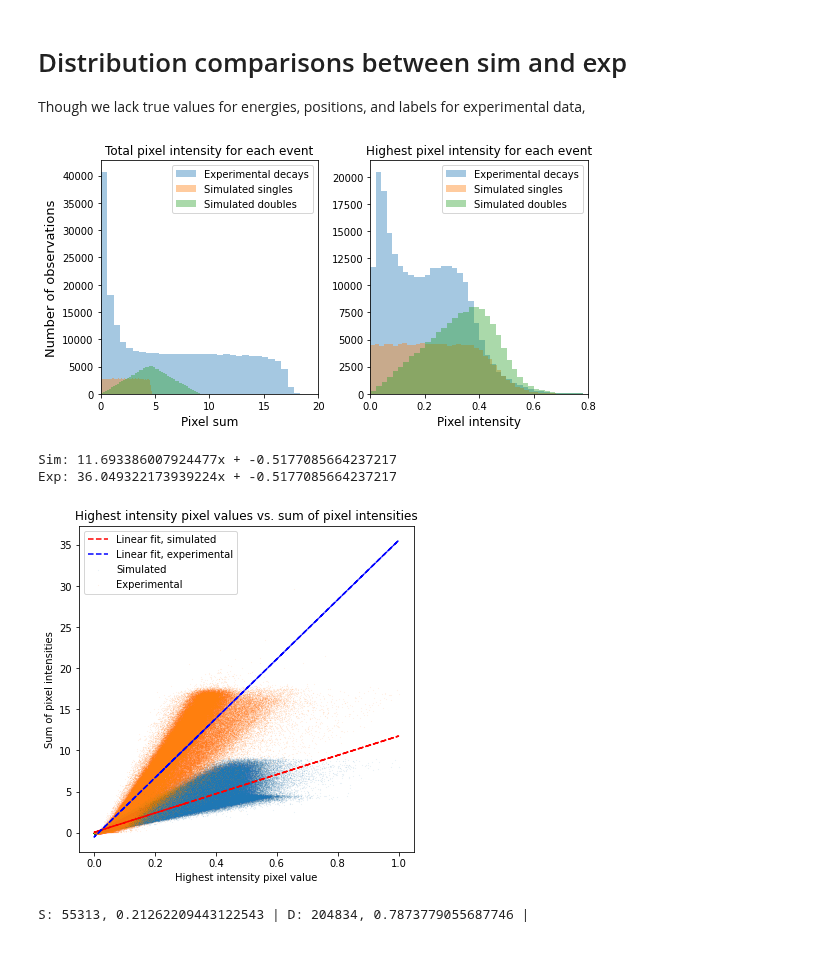
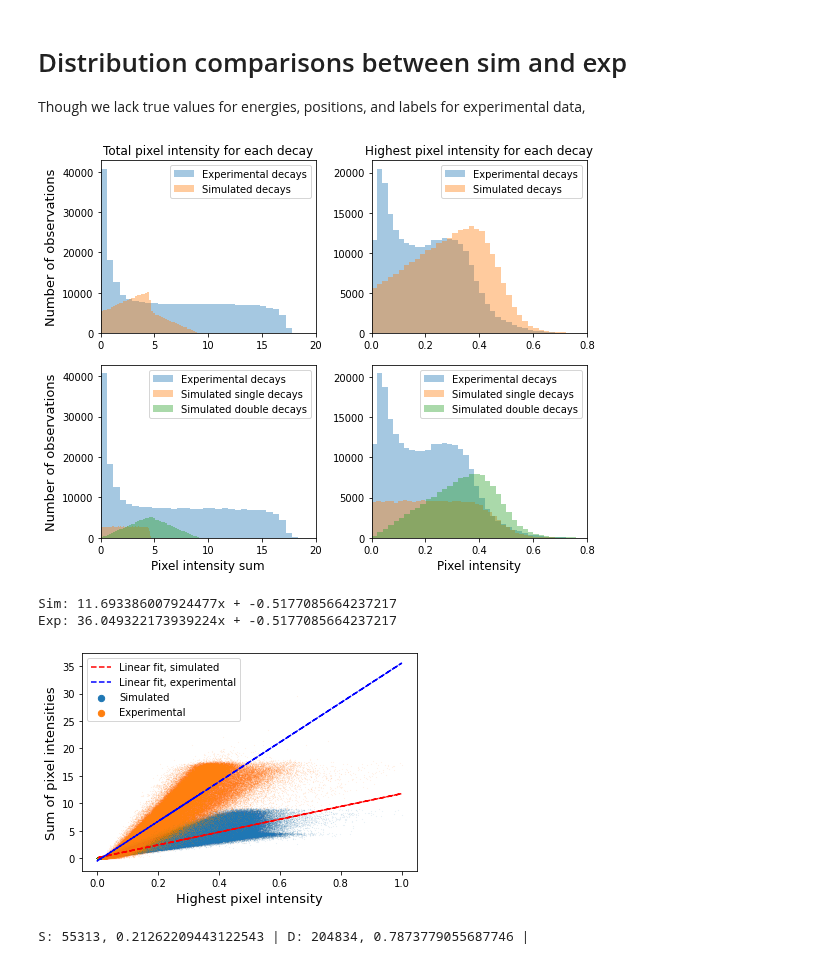
Before and after one commit to geirtul/master_analysis, a Jupyter notebook: notebooks/exploration/data_exploration_anodedata.ipynb, the cells around one changed output. Cells and saved outputs as stored; diff of their text form; code cells hidden in the pictures.

Commit message:
Update plots in notebook

```diff
--- a/notebooks/exploration/data_exploration_anodedata.ipynb
+++ b/notebooks/exploration/data_exploration_anodedata.ipynb
@@ -137,47 +137,47 @@ img_sum_sim = np.sum(images_sim, axis=(1,2))
 img_hip_sim = np.amax(images_sim, axis=(1,2))
 # %%
 
-fig, ax = plt.subplots(1, 2, figsize=(8,4))
+fig, ax = plt.subplots(2, 2, figsize=(8,6))
 
 # Sum all
 sns.distplot(img_sum, kde=False, label='Experimental decays', ax=ax.flatten()[0])
-#sns.distplot(img_sum_sim, kde=False, label='Simulated decays', ax=ax.flatten()[0])
+sns.distplot(img_sum_sim, kde=False, label='Simulated decays', ax=ax.flatten()[0])
 ax.flatten()[0].set_ylabel("Number of observations", fontsize=13)
-#ax.flatten()[0].set_xlabel("Pixel sum", fontsize=12)
-ax.flatten()[0].set_title("Total pixel intensity for each event")
+ax.flatten()[0].set_title("Total pixel intensity for each decay")
+ax.flatten()[0].set_xlim(0, 20)
 ax.flatten()[0].legend()
 
 # HIP all
 sns.distplot(img_hip, kde=False, label='Experimental decays', ax=ax.flatten()[1])
-#sns.distplot(img_hip_sim, kde=False, label='Simulated decays', ax=ax.flatten()[1])
-ax.flatten()[1].set_title("Highest pixel intensity for each event")
+sns.distplot(img_hip_sim, kde=False, label='Simulated decays', ax=ax.flatten()[1])
+ax.flatten()[1].set_title("Highest pixel intensity for each decay")
+ax.flatten()[1].set_xlim(0, 0.8)
 ax.flatten()[1].legend()
 fig.tight_layout()
 
 
 #fig1, ax1 = plt.subplots(1, 2, figsize=(8,5), sharey=True)
 # Sum single/double
-sns.distplot(img_sum_sim[single_sim], kde=False, label='Simulated singles', ax=ax.flatten()[0])
-sns.distplot(img_sum_sim[double_sim], kde=False, label='Simulated doubles', ax=ax.flatten()[0])
-#x.flatten()[0].set_ylabel("Number of observations", fontsize=13)
-ax.flatten()[0].set_xlabel("Pixel sum", fontsize=12)
-ax.flatten()[0].legend()
+sns.distplot(img_sum, kde=False, label='Experimental decays', ax=ax.flatten()[2])
+sns.distplot(img_sum_sim[single_sim], kde=False, label='Simulated single decays', ax=ax.flatten()[2])
+sns.distplot(img_sum_sim[double_sim], kde=False, label='Simulated double decays', ax=ax.flatten()[2])
+ax.flatten()[2].set_ylabel("Number of observations", fontsize=13)
+ax.flatten()[2].set_xlabel("Pixel intensity sum", fontsize=12)
+ax.flatten()[2].set_xlim(0, 20)
+ax.flatten()[2].legend()
 
 
 # HIP single/double
-sns.distplot(img_hip_sim[single_sim], kde=False, label='Simulated singles', ax=ax.flatten()[1])
-sns.distplot(img_hip_sim[double_sim], kde=False, label='Simulated doubles', ax=ax.flatten()[1])
-ax.flatten()[1].set_xlabel("Pixel intensity", fontsize=12)
-ax.flatten()[1].legend()
-
-ax.flatten()[0].set_xlim(0, 20)
-#ax.flatten()[0].ticklabel_format(axis='x', scilimits=(3,3))
-ax.flatten()[1].set_xlim(0, 0.8)
-#ax.flatten()[1].ticklabel_format(axis='x', scilimits=(3,3))
+sns.distplot(img_hip, kde=False, label='Experimental decays', ax=ax.flatten()[3])
+sns.distplot(img_hip_sim[single_sim], kde=False, label='Simulated single decays', ax=ax.flatten()[3])
+sns.distplot(img_hip_sim[double_sim], kde=False, label='Simulated double decays', ax=ax.flatten()[3])
+ax.flatten()[3].set_xlabel("Pixel intensity", fontsize=12)
+ax.flatten()[3].set_xlim(0, 0.8)
+ax.flatten()[3].legend()
 
 fig1.tight_layout()
 # %% [output]
-[figure, old version]
+[figure, new version]
 # %%
 img_hip = img_hip.reshape(img_hip.shape[0])
 img_sum = img_sum.reshape(img_sum.shape[0])
@@ -185,7 +185,7 @@ img_sum = img_sum.reshape(img_sum.shape[0])
 img_hip_sim = img_hip_sim.reshape(img_hip_sim.shape[0])
 img_sum_sim = img_sum_sim.reshape(img_sum_sim.shape[0])
 # %%
-fig, ax = plt.subplots(figsize=(6,6))
+fig, ax = plt.subplots(figsize=(6,4))
 a_sim, b_sim = np.polyfit(img_hip_sim, img_sum_sim, 1)
 a_exp, b_exp = np.polyfit(img_hip, img_sum, 1)
 
@@ -193,17 +193,17 @@ ax.scatter(img_hip_sim, img_sum_sim, label='Simulated', s=0.001,)
 ax.plot(img_hip_sim, a_sim*img_hip_sim + b_sim, '--r', label='Linear fit, simulated')
 ax.scatter(img_hip, img_sum, label='Experimental', s=0.001)
 ax.plot(img_hip, a_exp*img_hip + b_exp, '--b', label='Linear fit, experimental')
-ax.set_xlabel("Highest intensity pixel value")
-ax.set_ylabel("Sum of pixel intensities")
-ax.set_title("Highest intensity pixel values vs. sum of pixel intensities")
-ax.legend()
+ax.set_xlabel("Highest pixel intensity", fontsize=13)
+ax.set_ylabel("Sum of pixel intensities", fontsize=13)
+#ax.set_title("Highest pixel intensity in image vs. sum of pixel intensities")
+ax.legend(markerscale=200)
 
 print(f"Sim: {a_sim}x + {b_exp}")
 print(f"Exp: {a_exp}x + {b_exp}")
 # %% [output]
 Sim: 11.693386007924477x + -0.5177085664237217
 Exp: 36.049322173939224x + -0.5177085664237217
-[figure, old version]
+[figure, new version]
 # %%
 custom_ex_id = "35afebe71164"
 custom_model = tf.keras.models.load_model(REPO_ROOT + "models/" + custom_ex_id + ".h5", compile=False)
```
Also changed, not shown: parts of 4 cells of this notebook.
